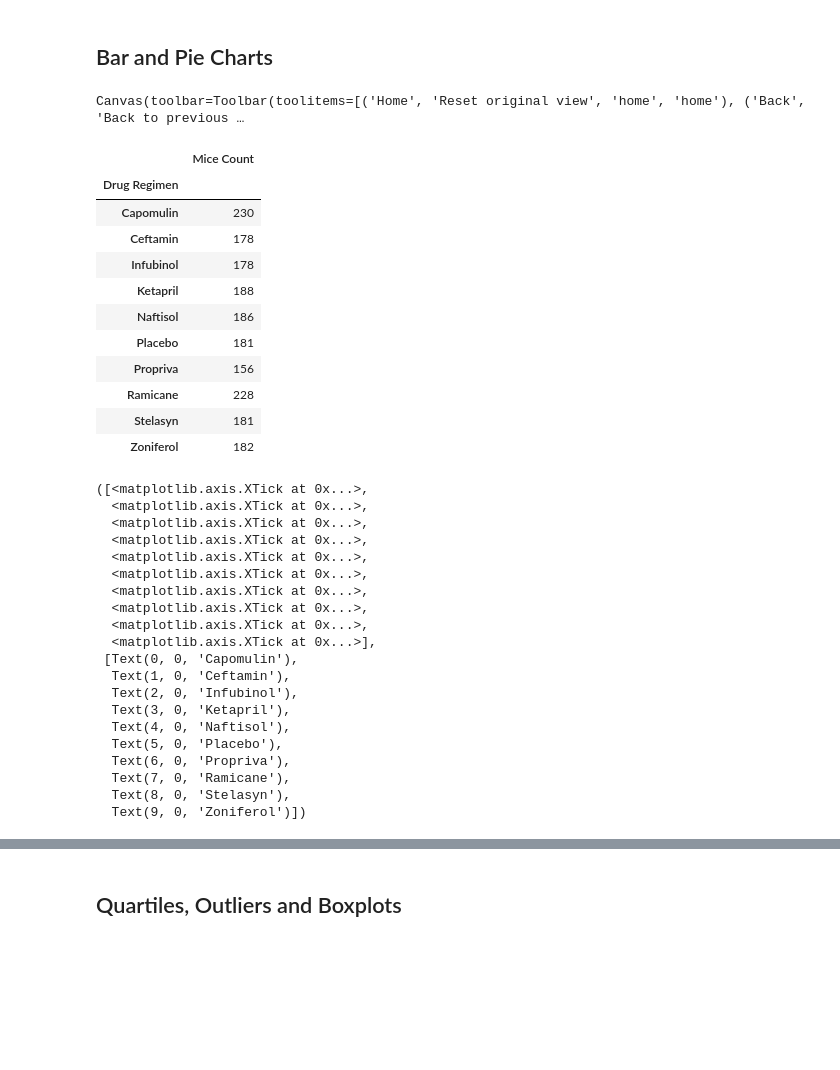
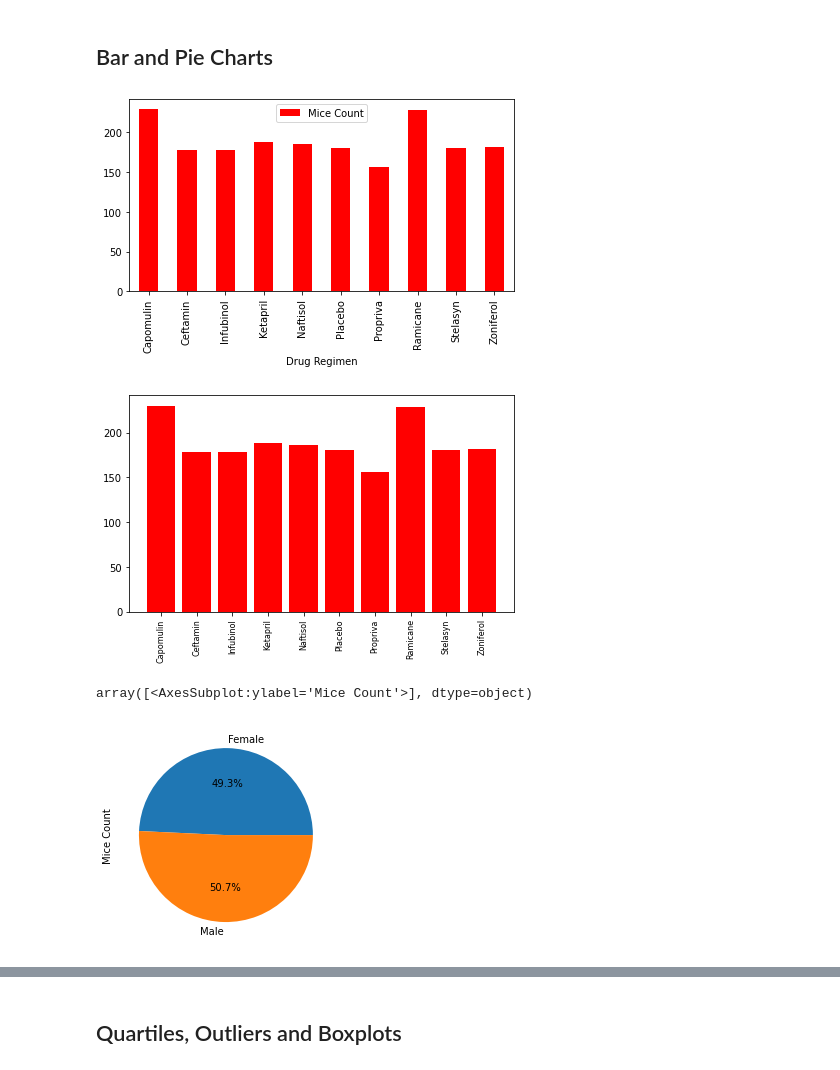
Before and after one commit to harikapeddi/Pymaceuticals---Matplotlib, a Jupyter notebook: pymaceuticals_starter.ipynb, the cells around one changed output, grey strips where cells are left out. Saved outputs shown, nothing was run; the diff lists cells and outputs as text; code cells hidden in the pictures; blank space fills up the shorter version.

Commit message:
completed until piecharts and realized not to use widgets, it messes when there are multiple plots

```diff
--- a/pymaceuticals_starter.ipynb
+++ b/pymaceuticals_starter.ipynb
@@ -135,56 +135,38 @@ mice_df['Tumor Volume (mm3)'].describe()
 # %%
 # Generate a bar plot showing the total number of unique mice tested on each drug regimen using pandas.
 
-plots_df = pd.DataFrame(clean_df.groupby(['Drug Regimen'])['Mouse ID'].count())
-plots_df.rename(columns = {'Mouse ID': 'Mice Count'}, inplace=True)
-plots_df
+mcount_df = pd.DataFrame(clean_df.groupby(['Drug Regimen'])['Mouse ID'].count())
+mcount_df.rename(columns = {'Mouse ID': 'Mice Count'}, inplace=True)
+mcount_df
 
-plots_df.plot(kind='bar', color='r')
+mcount_df.plot(kind='bar', color='r')
 plt.tight_layout()
 # %% [output]
-Canvas(toolbar=Toolbar(toolitems=[('Home', 'Reset original view', 'home', 'home'), ('Back', 'Back to previous …
+[figure, added]
-# %%
-plots_df
-# %% [output]
-|  | Mice Count |
-| Drug Regimen |  |
-| Capomulin | 230 |
-| Ceftamin | 178 |
-| Infubinol | 178 |
-| Ketapril | 188 |
-| Naftisol | 186 |
-| Placebo | 181 |
-| Propriva | 156 |
-| Ramicane | 228 |
-| Stelasyn | 181 |
-| Zoniferol | 182 |
 # %%
 # Generate a bar plot showing the total number of unique mice tested on each drug regimen using pyplot.
 
-x_axis = np.arange(len(plots_df.index))
-tick_labels = list(plots_df.index)
-plt.bar(x_axis, plots_df['Mice Count'], color='r')
-plt.xticks(x_axis, tick_labels,rotation=90, fontsize=8)
-# plt.tight_layout()
+x_axis = np.arange(len(mcount_df.index))
+labels = list(mcount_df.index)
+
+plt.bar(x_axis, mcount_df['Mice Count'], color='r')
+plt.xticks(x_axis, labels, rotation=90, fontsize=8)
+plt.tight_layout()
+# plt.legend(propot)
+plt.show()
+# print(x_axis)
+# print(tick_labels)
 # %% [output]
-([<matplotlib.axis.XTick at 0x...>,
-  <matplotlib.axis.XTick at 0x...>,
-  <matplotlib.axis.XTick at 0x...>,
-  <matplotlib.axis.XTick at 0x...>,
-  <matplotlib.axis.XTick at 0x...>,
-  <matplotlib.axis.XTick at 0x...>,
-  <matplotlib.axis.XTick at 0x...>,
-  <matplotlib.axis.XTick at 0x...>,
-  <matplotlib.axis.XTick at 0x...>,
-  <matplotlib.axis.XTick at 0x...>],
- [Text(0, 0, 'Capomulin'),
-  Text(1, 0, 'Ceftamin'),
-  Text(2, 0, 'Infubinol'),
-  Text(3, 0, 'Ketapril'),
-  Text(4, 0, 'Naftisol'),
-  Text(5, 0, 'Placebo'),
-  Text(6, 0, 'Propriva'),
-  Text(7, 0, 'Ramicane'),
-  Text(8, 0, 'Stelasyn'),
-  Text(9, 0, 'Zoniferol')])
+[figure, added]
+# %%
+# Generate a pie plot showing the distribution of female versus male mice using pandas
+
+gcount_df = pd.DataFrame({'Mice Count':clean_df.groupby(['Sex'])['Mouse ID'].count()})
+
+# gcount_df.reset_index(inplace=True)
+gcount_df
+gcount_df.plot(kind='pie', legend=False, subplots=True, autopct="%1.1f%%")
+# %% [output]
+array([<AxesSubplot:ylabel='Mice Count'>], dtype=object)
+[figure, added]
 # %%
```
Also changed, not shown: parts of 3 cells of this notebook.
